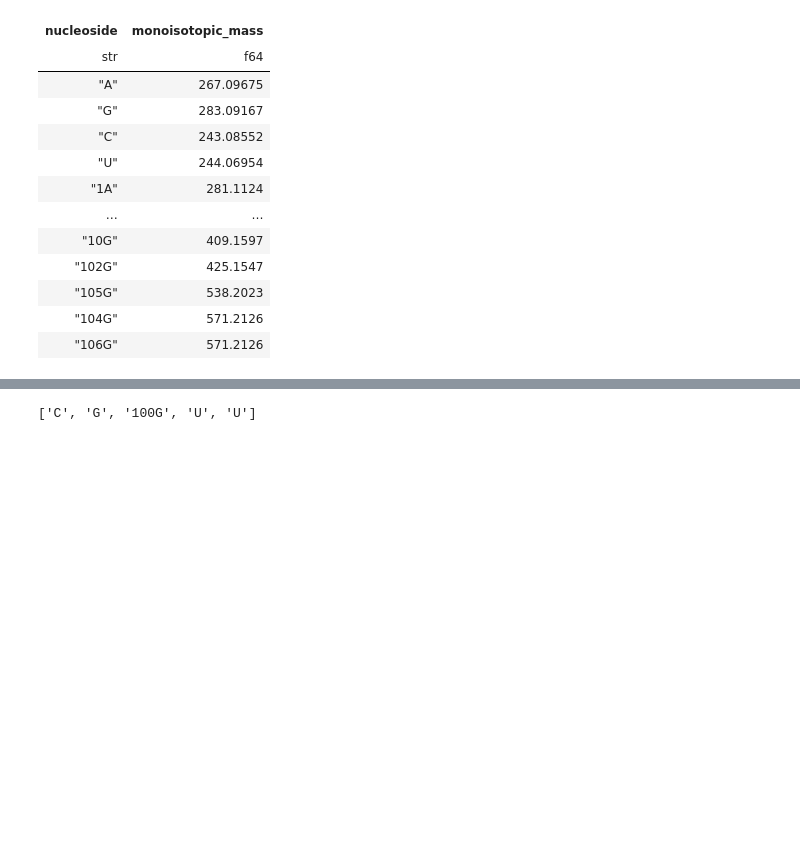
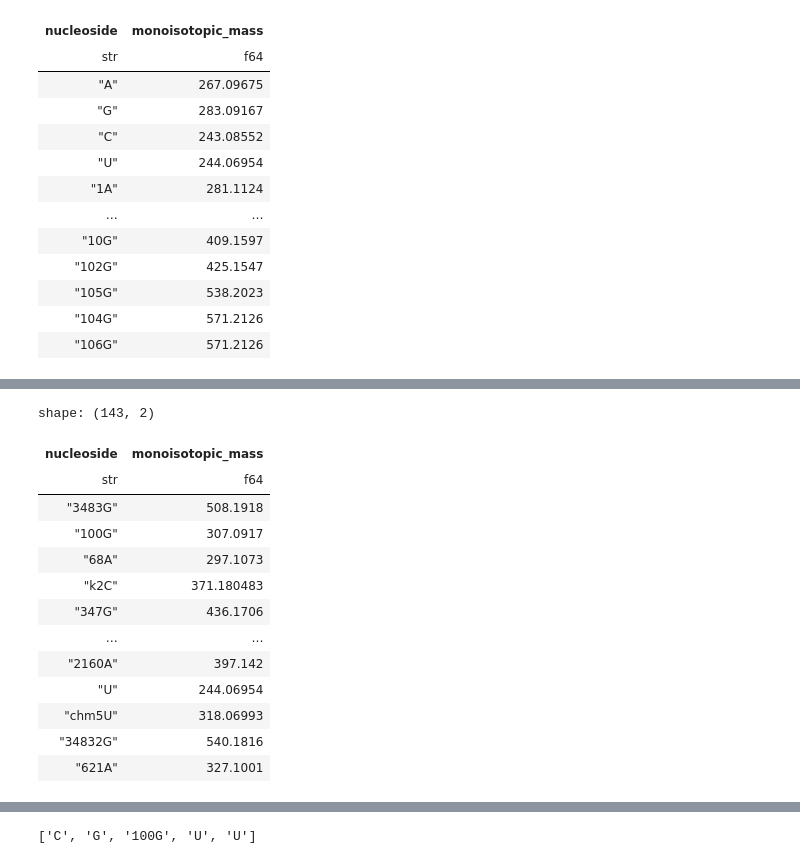
Before and after one commit to spectrseq/spectrseqtools-evaluation, a Jupyter notebook: playground/learn.ipynb, the cells around one changed output, grey strips where cells are left out. Drawn from its saved outputs; the diff is of its cells as text; code cells hidden in the pictures; blank space fills up the shorter version.

```diff
--- a/playground/learn.ipynb
+++ b/playground/learn.ipynb
@@ -29,0 +113,17 @@ shape: (67, 2)
+# %%
+masses_all
+# %% [output]
+shape: (143, 2)
+| nucleoside | monoisotopic_mass |
+| str | f64 |
+| "3483G" | 508.1918 |
+| "100G" | 307.0917 |
+| "68A" | 297.1073 |
+| "k2C" | 371.180483 |
+| "347G" | 436.1706 |
+| … | … |
+| "2160A" | 397.142 |
+| "U" | 244.06954 |
+| "chm5U" | 318.06993 |
+| "34832G" | 540.1816 |
+| "621A" | 327.1001 |
```
Also changed, not shown: parts of 10 cells of this notebook, 5 other files.
